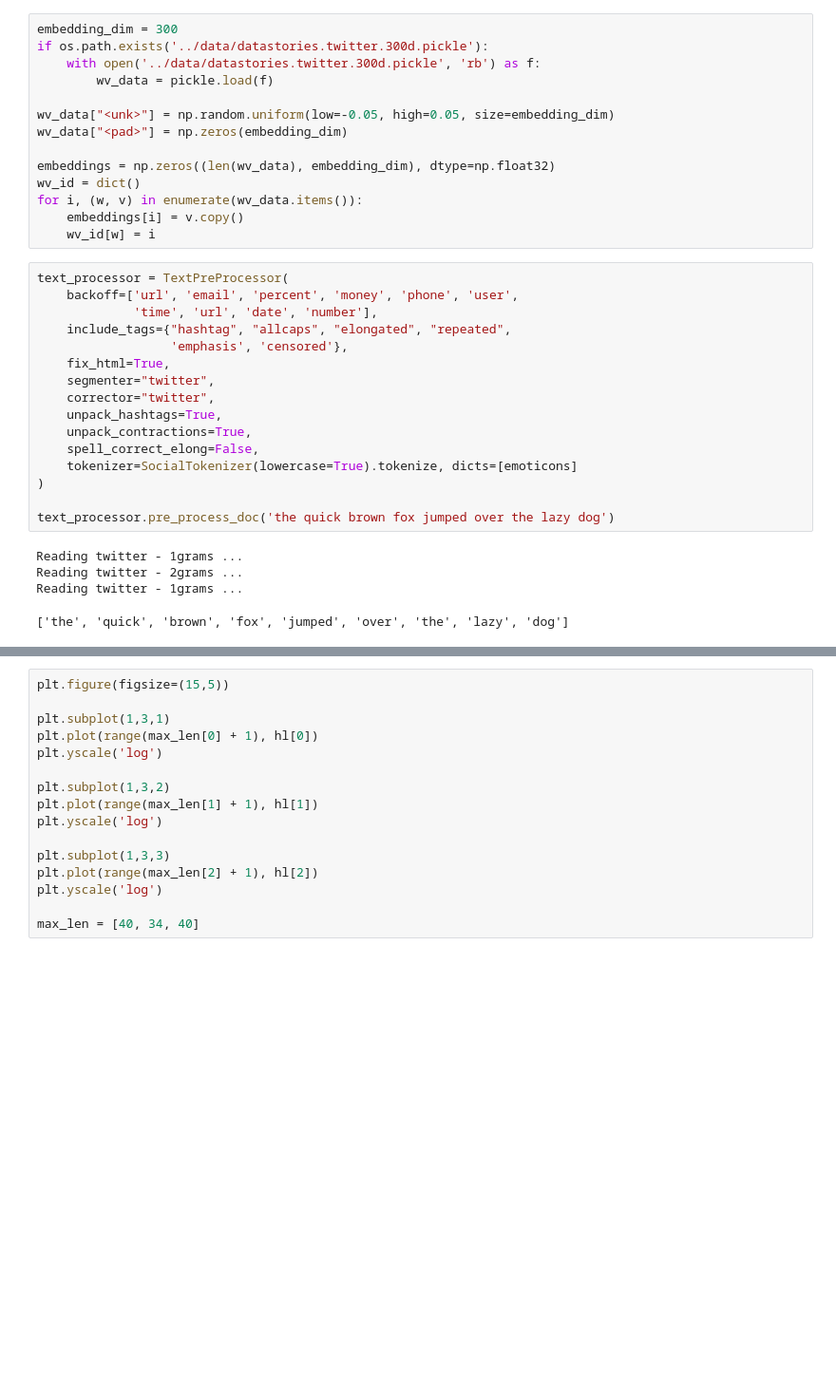
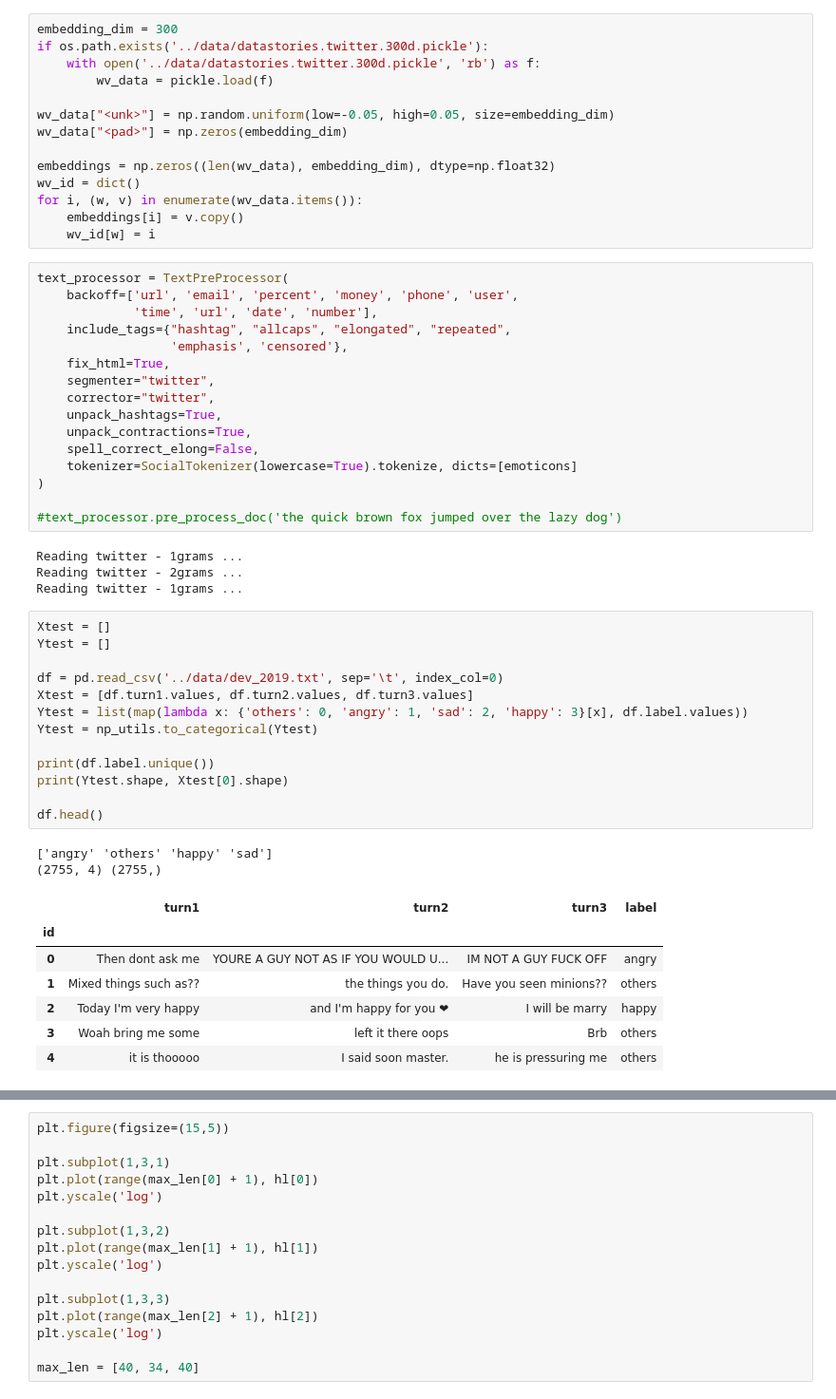
Before and after one commit to Arthur-Na/taln-semeval, a Jupyter notebook: src/task4.ipynb, the cells around one changed output, grey strips where cells are left out. Shown: that part at 95% size. Cells and saved outputs as stored; diff of their text form; blank space fills up the shorter version.

```diff
--- a/src/task4.ipynb
+++ b/src/task4.ipynb
@@ -65,12 +70,34 @@ text_processor = TextPreProcessor(
     tokenizer=SocialTokenizer(lowercase=True).tokenize, dicts=[emoticons]
 )
 
-text_processor.pre_process_doc('the quick brown fox jumped over the lazy dog')
+#text_processor.pre_process_doc('the quick brown fox jumped over the lazy dog')
 # %% [output]
 Reading twitter - 1grams ...
 Reading twitter - 2grams ...
 Reading twitter - 1grams ...
-['the', 'quick', 'brown', 'fox', 'jumped', 'over', 'the', 'lazy', 'dog']
+# %%
+Xtest = []
+Ytest = []
+
+df = pd.read_csv('../data/dev_2019.txt', sep='\t', index_col=0)
+Xtest = [df.turn1.values, df.turn2.values, df.turn3.values]
+Ytest = list(map(lambda x: {'others': 0, 'angry': 1, 'sad': 2, 'happy': 3}[x], df.label.values))
+Ytest = np_utils.to_categorical(Ytest)
+
+print(df.label.unique())
+print(Ytest.shape, Xtest[0].shape)
+
+df.head()
+# %% [output]
+['angry' 'others' 'happy' 'sad']
+(2755, 4) (2755,)
+|  | turn1 | turn2 | turn3 | label |
+| id |  |  |  |  |
+| 0 | Then dont ask me | YOURE A GUY NOT AS IF YOU WOULD U... | IM NOT A GUY FUCK OFF | angry |
+| 1 | Mixed things such as?? | the things you do. | Have you seen minions?? | others |
+| 2 | Today I'm very happy | and I'm happy for you ❤ | I will be marry | happy |
+| 3 | Woah bring me some | left it there oops | Brb | others |
+| 4 | it is thooooo | I said soon master. | he is pressuring me | others |
 # %%
 Xtrain = []
 Ytrain = []
```
Also changed, not shown: parts of 22 cells of this notebook.
